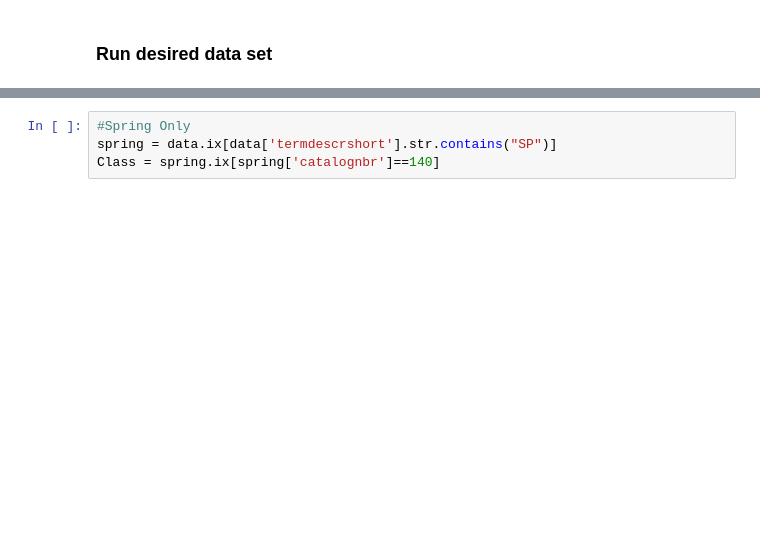
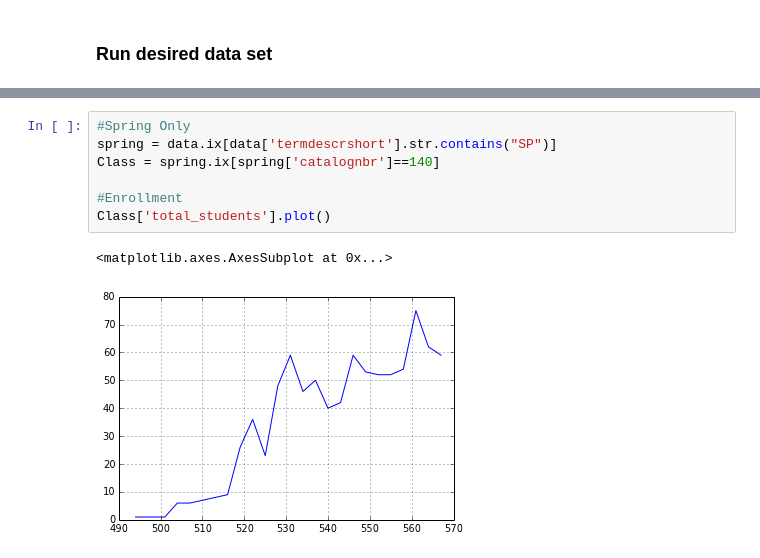
Before and after one commit to mkowshik/scaling-tribble, a Jupyter notebook: REBUILD DATA scripts/Final Scripts for Single Subject.ipynb, the cells around one changed output, grey strips where cells are left out. Saved outputs shown, nothing was run; the diff lists cells and outputs as text; blank space fills up the shorter version.

```diff
--- a/REBUILD DATA scripts/Final Scripts for Single Subject.ipynb
+++ b/REBUILD DATA scripts/Final Scripts for Single Subject.ipynb
@@ -15,7 +34,13 @@ Class = FW1.ix[FW1['total_students'] > 350]  #narrow the time frame
 # %%
 #Spring Only
 spring = data.ix[data['termdescrshort'].str.contains("SP")]
 Class = spring.ix[spring['catalognbr']==140]
+
+#Enrollment
+Class['total_students'].plot()
+# %% [output]
+<matplotlib.axes.AxesSubplot at 0x...>
+[figure, added]
 # %%
 #Fall Winter only
 FW = data.ix[data['termdescrshort'].str.contains("FA|WN")]
```
Also changed, not shown: parts of 7 cells of this notebook, 1 other file.
